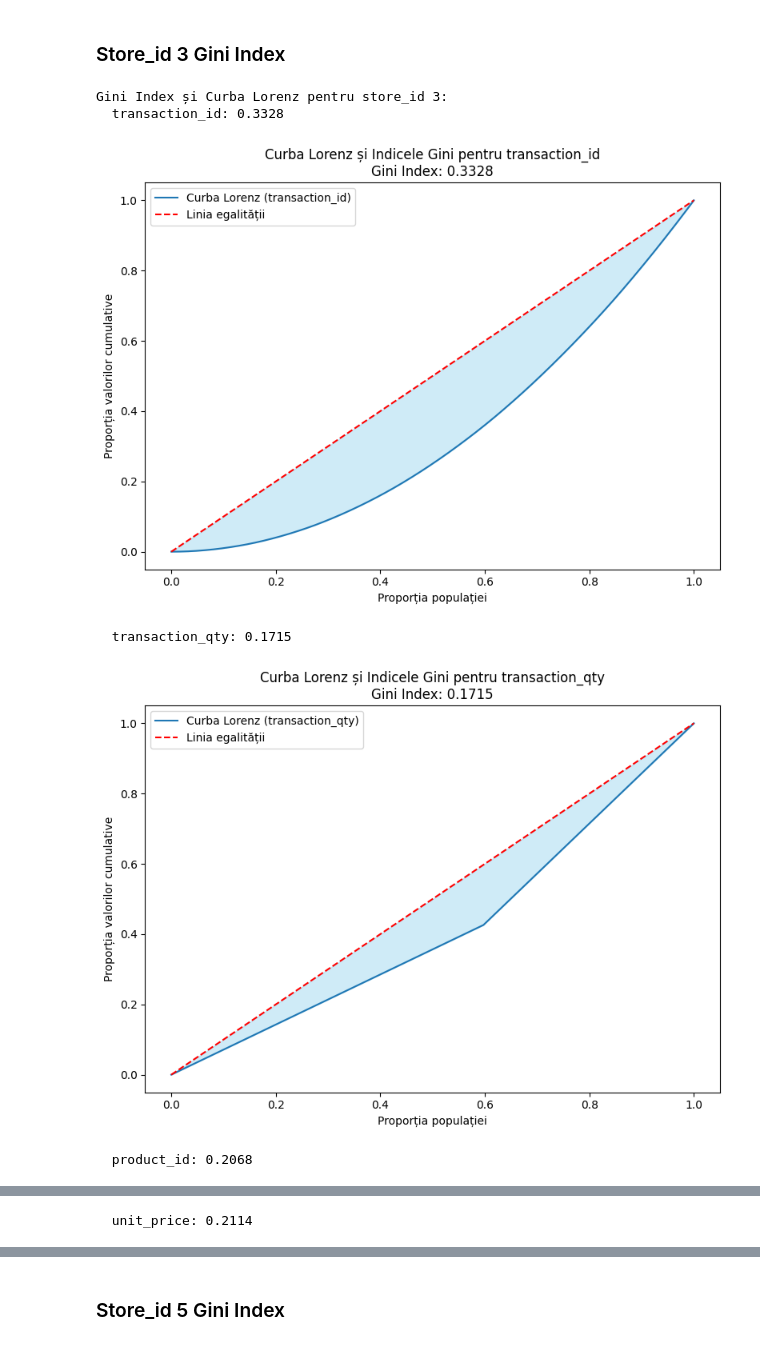
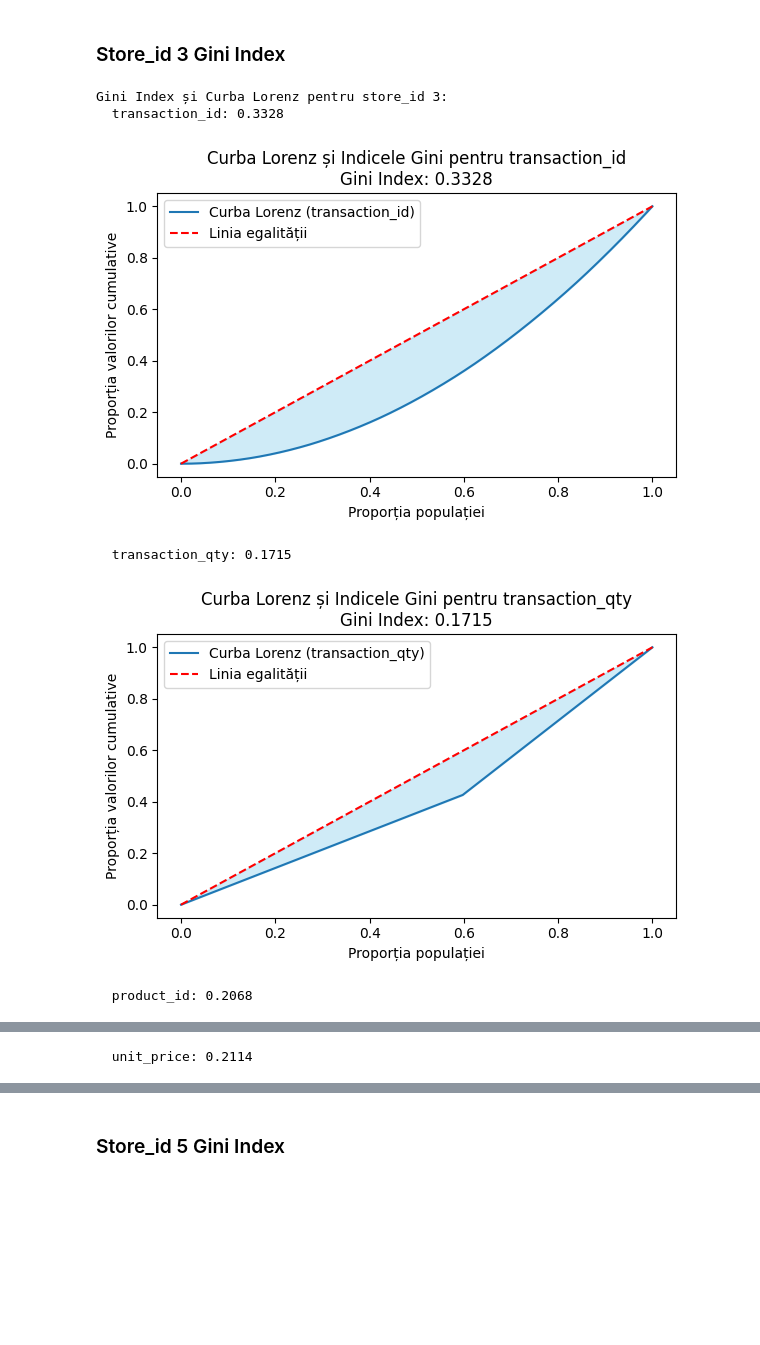
Before and after one commit to PopLuks/Coffe-Shop-sales, a Jupyter notebook: coffe_shop_sales.ipynb, the cells around one changed output, grey strips where cells are left out. Cells and saved outputs as stored; diff of their text form; code cells hidden in the pictures; blank space fills up the shorter version.

```diff
--- a/coffe_shop_sales.ipynb
+++ b/coffe_shop_sales.ipynb
@@ -219,7 +216,7 @@ for col in numeric_cols.columns:
     cumulative_values, gini = lorenz_curve(values)
 
 
-    plT.figure(figsize=(8, 6))
+    plT.figure(figsize=(6, 4))
     plT.plot(np.linspace(0, 1, len(cumulative_values)), cumulative_values, label=f'Curba Lorenz ({col})')
     plT.plot([0, 1], [0, 1], color='red', linestyle='--', label='Linia egalității')
     plT.fill_between(np.linspace(0, 1, len(cumulative_values)), cumulative_values, np.linspace(0, 1, len(cumulative_values)), color='skyblue', alpha=0.4)
@@ -290,35 +293,35 @@ def gini_index_and_lorenz_curve(array):
 
 
 # Filtrarea datelor pentru store_id = 3
 filtered_df_store_id_3 = df[df['store_id'] == 3]
 
 # Selectarea coloanelor numerice
 numeric_cols = filtered_df_store_id_3.select_dtypes(include=['number']).drop(columns=['store_id'], errors='ignore')
 
 # Calcularea Gini Index si desenarea curbei Lorenz pentru fiecare coloana numerica
 print("Gini Index și Curba Lorenz pentru store_id 3:")
 for col in numeric_cols.columns:
     if filtered_df_store_id_3[col].sum() > 0:  # Verificam dacă exista valori nenule
         gini, lorenz_curve = gini_index_and_lorenz_curve(filtered_df_store_id_3[col].values)
         print(f"  {col}: {gini:.4f}")
 
         # Desenarea curbei Lorenz
-        plT.figure(figsize=(8, 6))
+        plT.figure(figsize=(6, 4))
         plT.plot(np.linspace(0, 1, len(lorenz_curve)), lorenz_curve, label=f'Curba Lorenz ({col})')
         plT.plot([0, 1], [0, 1], color='red', linestyle='--', label='Linia egalității')
         plT.fill_between(np.linspace(0, 1, len(lorenz_curve)), lorenz_curve, np.linspace(0, 1, len(lorenz_curve)), color='skyblue', alpha=0.4)
         plT.title(f'Curba Lorenz și Indicele Gini pentru {col}\nGini Index: {gini:.4f}')
         plT.xlabel('Proporția populației')
         plT.ylabel('Proporția valorilor cumulative')
         plT.legend()
         plT.tight_layout()
         plT.show()
     else:
         print(f"  {col}: Nu se poate calcula (toate valorile sunt 0)")
 # %% [output]
 Gini Index și Curba Lorenz pentru store_id 3:
   transaction_id: 0.3328
-[figure, old version]
+[figure, new version]
   transaction_qty: 0.1715
-[figure, old version]
+[figure, new version]
   product_id: 0.2068
```
Also changed, not shown: parts of 17 cells of this notebook.
